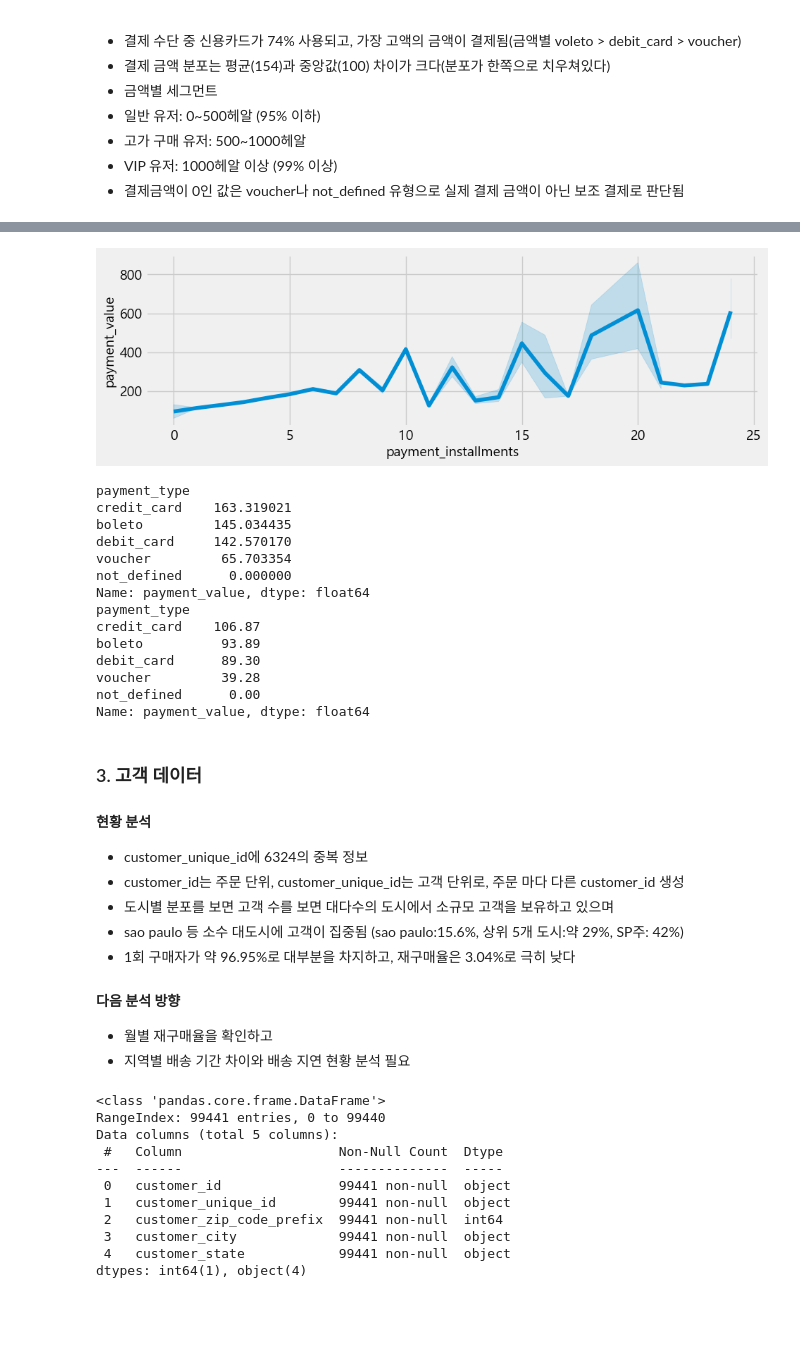
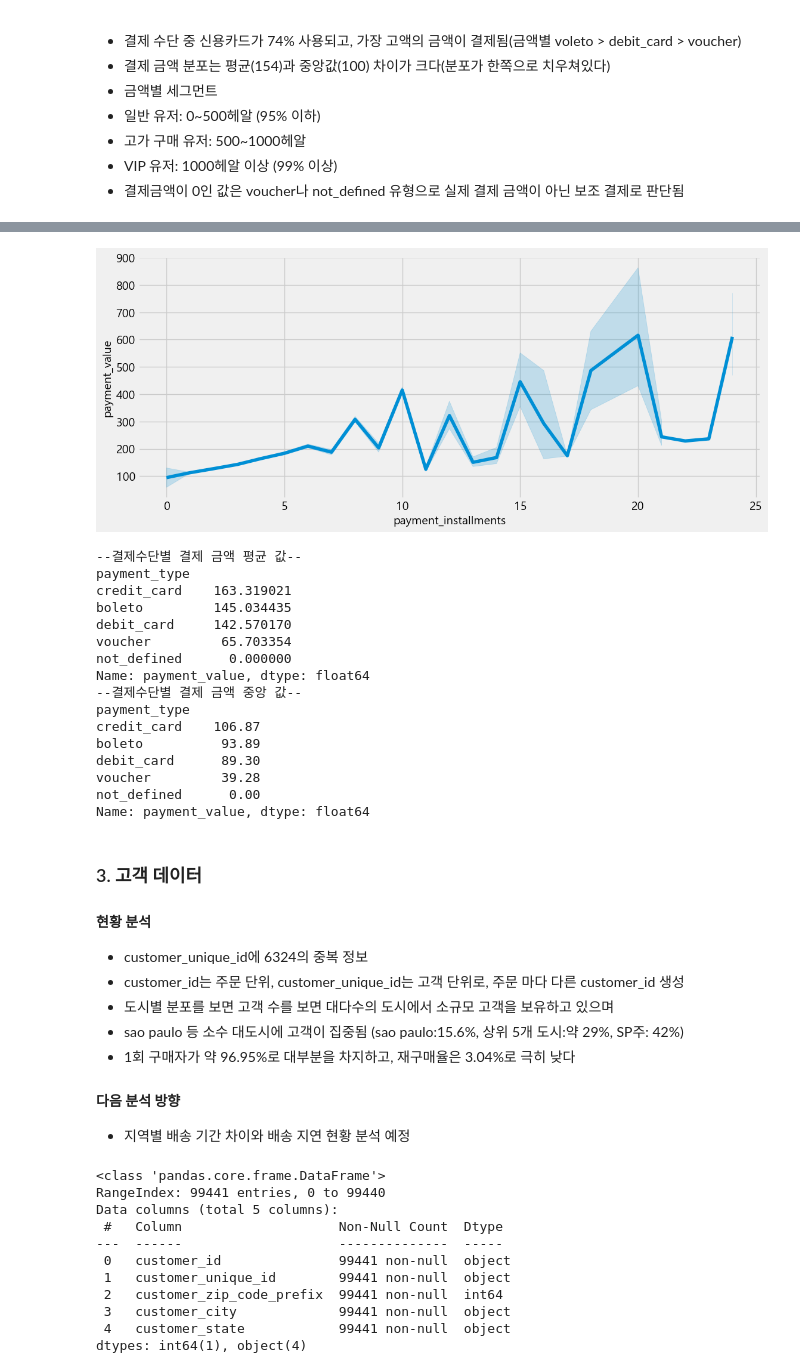
Before and after one commit to eunsung20311-dot/Olist-E-commerce-Analysis, a Jupyter notebook: 1. Data preparation + EDA.ipynb, the cells around one changed output, grey strips where cells are left out. Drawn from its saved outputs; the diff is of its cells as text; code cells hidden in the pictures; blank space fills up the shorter version.

```diff
--- a/1. Data preparation + EDA.ipynb
+++ b/1. Data preparation + EDA.ipynb
@@ -251,18 +223,21 @@ Name: payment_installments, dtype: int64
 # %%
 # 할부 횟수와 결제 금액의 관계
 #할부 개월수가 많아질 수록 평균 결제 금액이 증가하는 경향이 보이지만,
 #변동성이 커서, 설명하기 어려움
-plt.figure(figsize=(10, 3))
+plt.figure(figsize=(12, 5))
 sns.lineplot(data=df_payments, x='payment_installments', y='payment_value')
 plt.show()
 # %% [output]
-[figure, old version]
+[figure, new version]
 # %%
 #결제 수단별 결제 금액 비교
 ##신용카드가 가장 높은 결제 금액을 가짐
+print('--결제수단별 결제 금액 평균 값--')
 print(df_payments.groupby('payment_type')['payment_value'].mean().sort_values(ascending=False))
+print('--결제수단별 결제 금액 중앙 값--')
 print(df_payments.groupby('payment_type')['payment_value'].median().sort_values(ascending=False))
 # %% [output]
+--결제수단별 결제 금액 평균 값--
 payment_type
 credit_card    163.319021
 boleto         145.034435
@@ -270,6 +245,7 @@ debit_card     142.570170
 voucher         65.703354
 not_defined      0.000000
 Name: payment_value, dtype: float64
+--결제수단별 결제 금액 중앙 값--
 payment_type
 credit_card    106.87
 boleto          93.89
@@ -287,8 +263,7 @@ Name: payment_value, dtype: float64
 - 1회 구매자가 약 96.95%로 대부분을 차지하고, 재구매율은 3.04%로 극히 낮다
 
 #### 다음 분석 방향
-- 월별 재구매율을 확인하고
-- 지역별 배송 기간 차이와 배송 지연 현황 분석 필요
+- 지역별 배송 기간 차이와 배송 지연 현황 분석 예정
 # %%
 #데이터 분포 및 고유값 확인
 print(df_customers.info())
```
Also changed, not shown: parts of 23 cells of this notebook.
